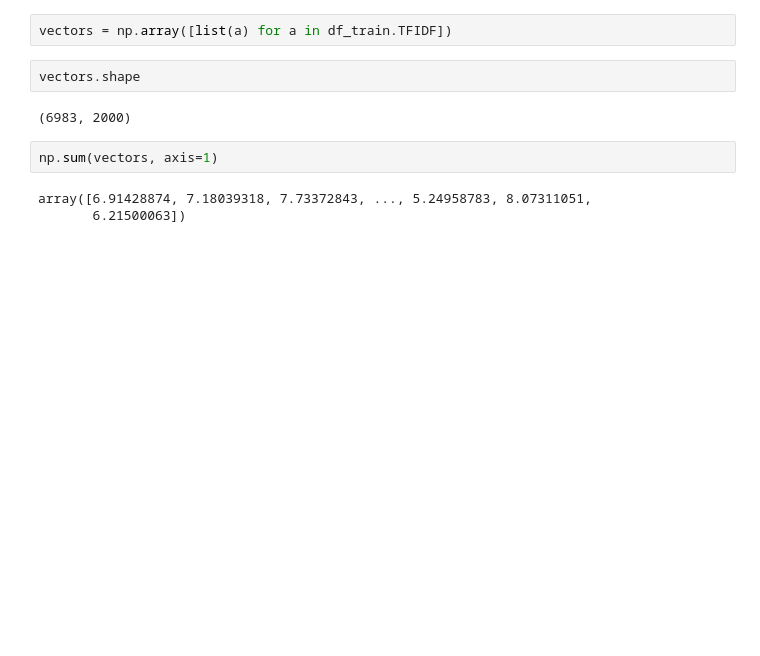
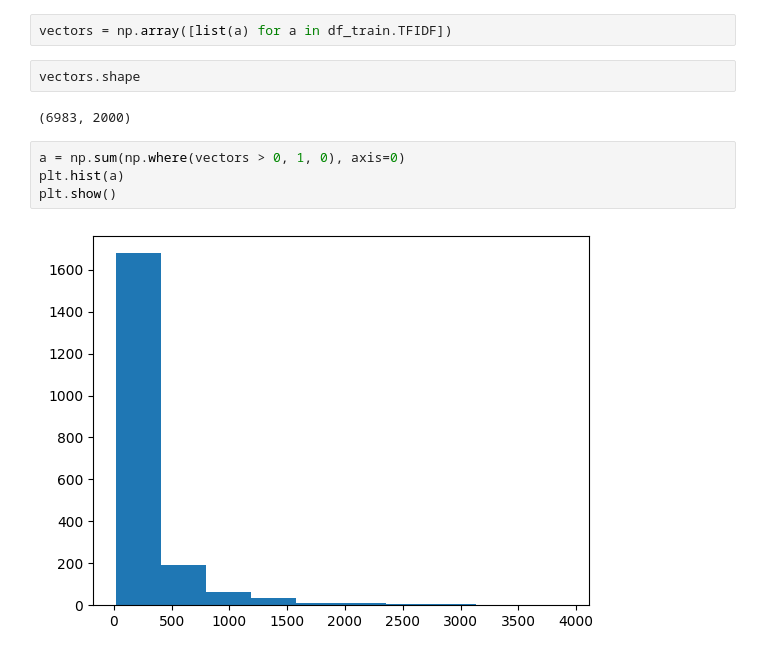
Before and after one commit to pabloqb2000/Master-Kaggle-1, a Jupyter notebook: data_analisys.ipynb, the cells around one changed output. Saved outputs shown, nothing was run; the diff lists cells and outputs as text; blank space fills up the shorter version.

```diff
--- a/data_analisys.ipynb
+++ b/data_analisys.ipynb
@@ -94,8 +94,9 @@ vectors = np.array([list(a) for a in df_train.TFIDF])
 vectors.shape
 # %% [output]
 (6983, 2000)
-# %%
-np.sum(vectors, axis=1)
-# %% [output]
-array([6.91428874, 7.18039318, 7.73372843, ..., 5.24958783, 8.07311051,
-       6.21500063])
+# %%
+a = np.sum(np.where(vectors > 0, 1, 0), axis=0)
+plt.hist(a)
+plt.show()
+# %% [output]
+[figure, added]
```
Also changed, not shown: parts of 1 cell of this notebook, 6 other files.
